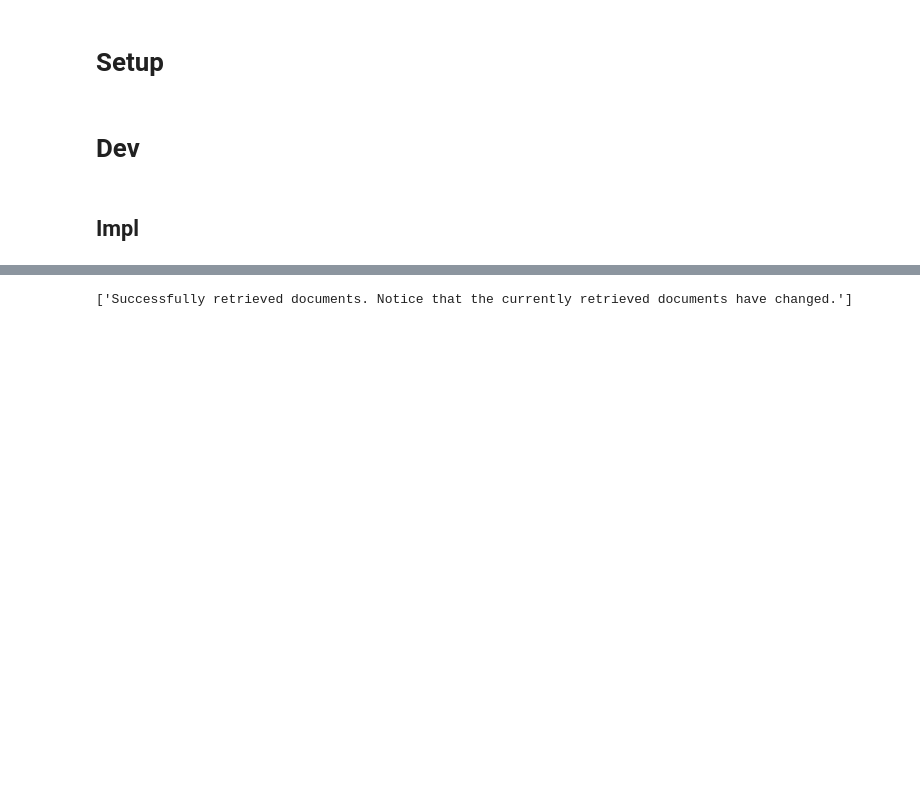
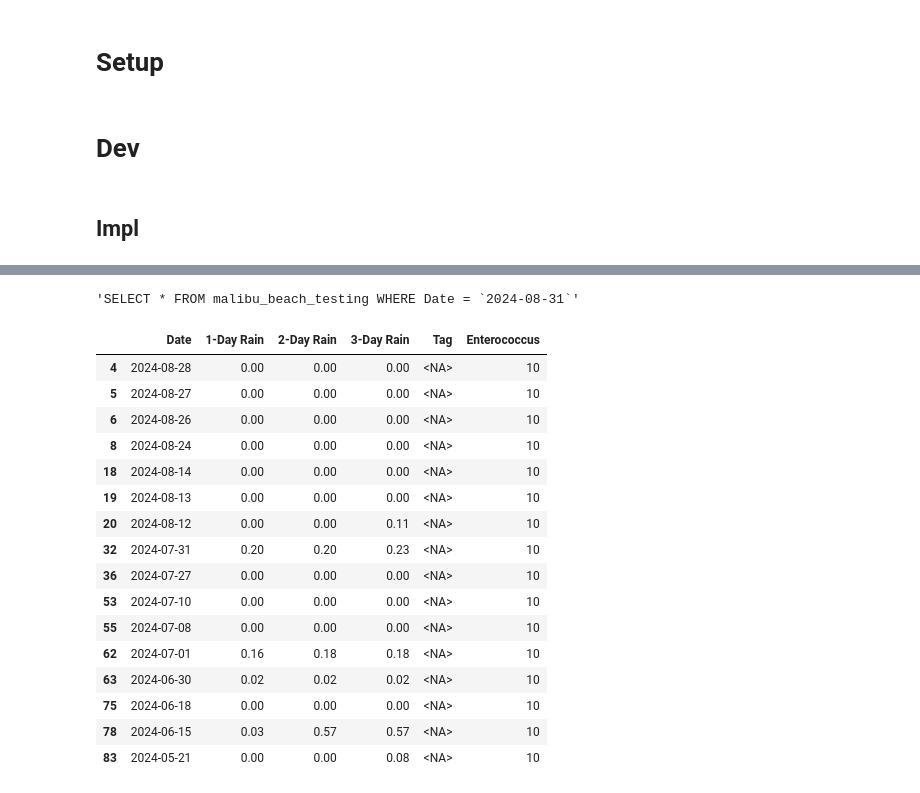
Before and after one commit to RyanChenJung/pneuma-seeker-memory, a Jupyter notebook: src/processor/materializer_engine_dev.ipynb, the cells around one changed output, grey strips where cells are left out. Saved outputs shown, nothing was run; the diff lists cells and outputs as text; code cells hidden in the pictures; blank space fills up the shorter version.

Commit message:
Add major improvement to Materializer Engine

```diff
--- a/src/processor/materializer_engine_dev.ipynb
+++ b/src/processor/materializer_engine_dev.ipynb
@@ -281,9 +314,9 @@ materializer_engine = LLMPlanner(
 # %%
 target_schemas: dict[str, DataFrame] = {
-    "Malibu Beach Testing": DataFrame(columns=["Date","1-Day Rain","2-Day Rain","3-Day Rain","Tag","Enterococcus"])
+    "malibu_beach_testing": DataFrame(columns=["Date","1-Day Rain","2-Day Rain","3-Day Rain","Tag","Enterococcus"])
 }
 column_descriptions: dict[str, dict[str, str]] = {
-    "MalibuBeachTesting": {
+    "malibu_beach_testing": {
         "Date": "The date",
         "1-Day Rain": "Total rain day 1",
         "2-Day Rain": "Total rain day 1-2",
@@ -293,10 +326,11 @@ column_descriptions: dict[str, dict[str, str]] = {
     }
 }
 sqls: list[str] = [
-    "SELECT * FROM MalibuBeachTesting WHERE Date = `2024-08-31`"
+    "SELECT * FROM malibu_beach_testing WHERE Date = `2024-08-31`"
 ]
 # %%
-materializer_engine.materialize_target_schemas(
+materialized_target_schemas = materializer_engine.materialize_target_schemas(
     target_schemas, column_descriptions, sqls
 )
+materialized_target_schemas
 # %% [output]
@@ -325,4 +379,24 @@ ValueError: STOP!
-# %%
-materializer_engine.actions
-# %% [output]
-['Successfully retrieved documents. Notice that the currently retrieved documents have changed.']
+# %%
+sqls[0]
+# %% [output]
+'SELECT * FROM malibu_beach_testing WHERE Date = `2024-08-31`'
+# %%
+materialized_target_schemas['malibu_beach_testing']
+# %% [output]
+|  | Date | 1-Day Rain | 2-Day Rain | 3-Day Rain | Tag | Enterococcus |
+| 4 | 2024-08-28 | 0.00 | 0.00 | 0.00 | <NA> | 10 |
+| 5 | 2024-08-27 | 0.00 | 0.00 | 0.00 | <NA> | 10 |
+| 6 | 2024-08-26 | 0.00 | 0.00 | 0.00 | <NA> | 10 |
+| 8 | 2024-08-24 | 0.00 | 0.00 | 0.00 | <NA> | 10 |
+| 18 | 2024-08-14 | 0.00 | 0.00 | 0.00 | <NA> | 10 |
+| 19 | 2024-08-13 | 0.00 | 0.00 | 0.00 | <NA> | 10 |
+| 20 | 2024-08-12 | 0.00 | 0.00 | 0.11 | <NA> | 10 |
+| 32 | 2024-07-31 | 0.20 | 0.20 | 0.23 | <NA> | 10 |
+| 36 | 2024-07-27 | 0.00 | 0.00 | 0.00 | <NA> | 10 |
+| 53 | 2024-07-10 | 0.00 | 0.00 | 0.00 | <NA> | 10 |
+| 55 | 2024-07-08 | 0.00 | 0.00 | 0.00 | <NA> | 10 |
+| 62 | 2024-07-01 | 0.16 | 0.18 | 0.18 | <NA> | 10 |
+| 63 | 2024-06-30 | 0.02 | 0.02 | 0.02 | <NA> | 10 |
+| 75 | 2024-06-18 | 0.00 | 0.00 | 0.00 | <NA> | 10 |
+| 78 | 2024-06-15 | 0.03 | 0.57 | 0.57 | <NA> | 10 |
+| 83 | 2024-05-21 | 0.00 | 0.00 | 0.08 | <NA> | 10 |
```
Also changed, not shown: parts of 7 cells of this notebook, 6 other files.
